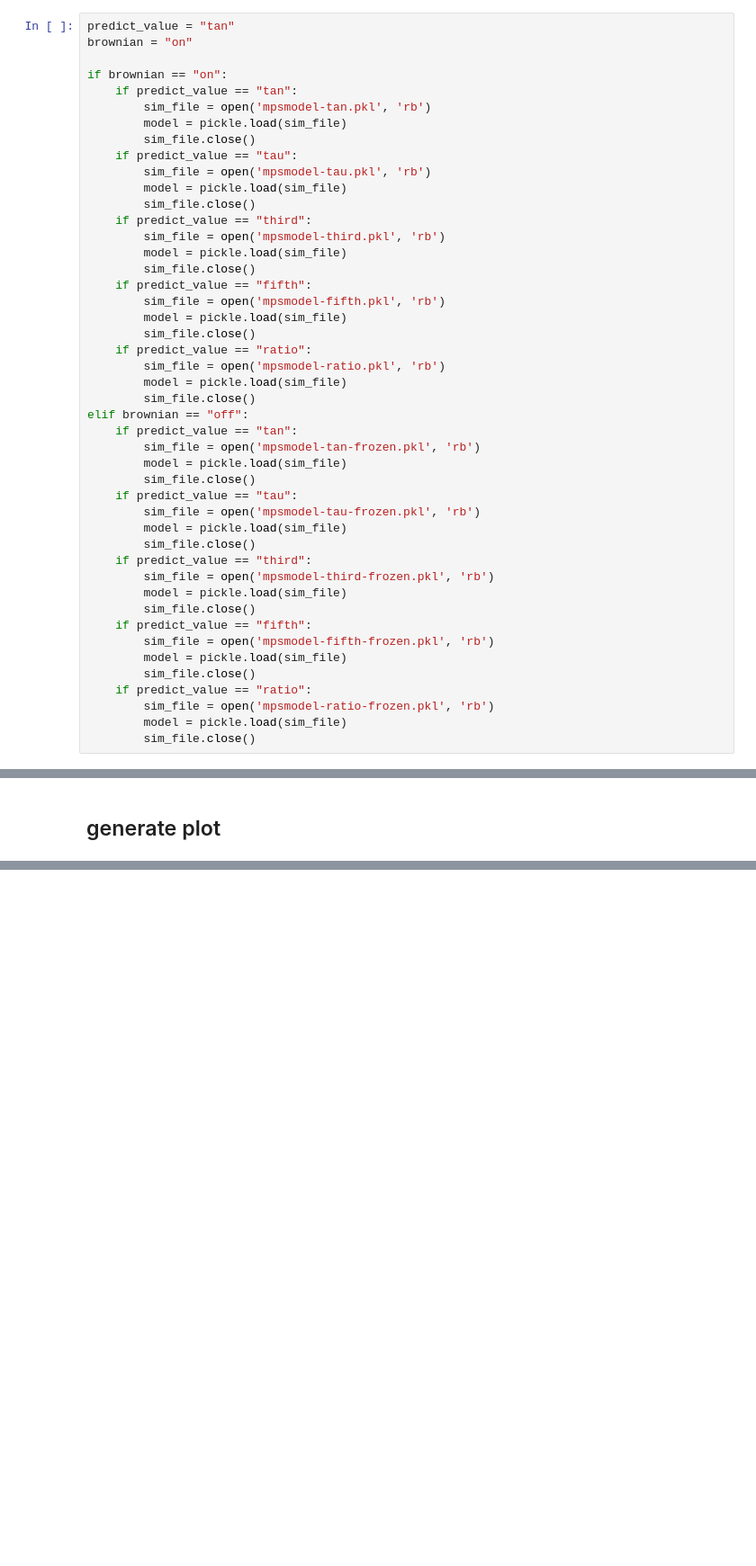
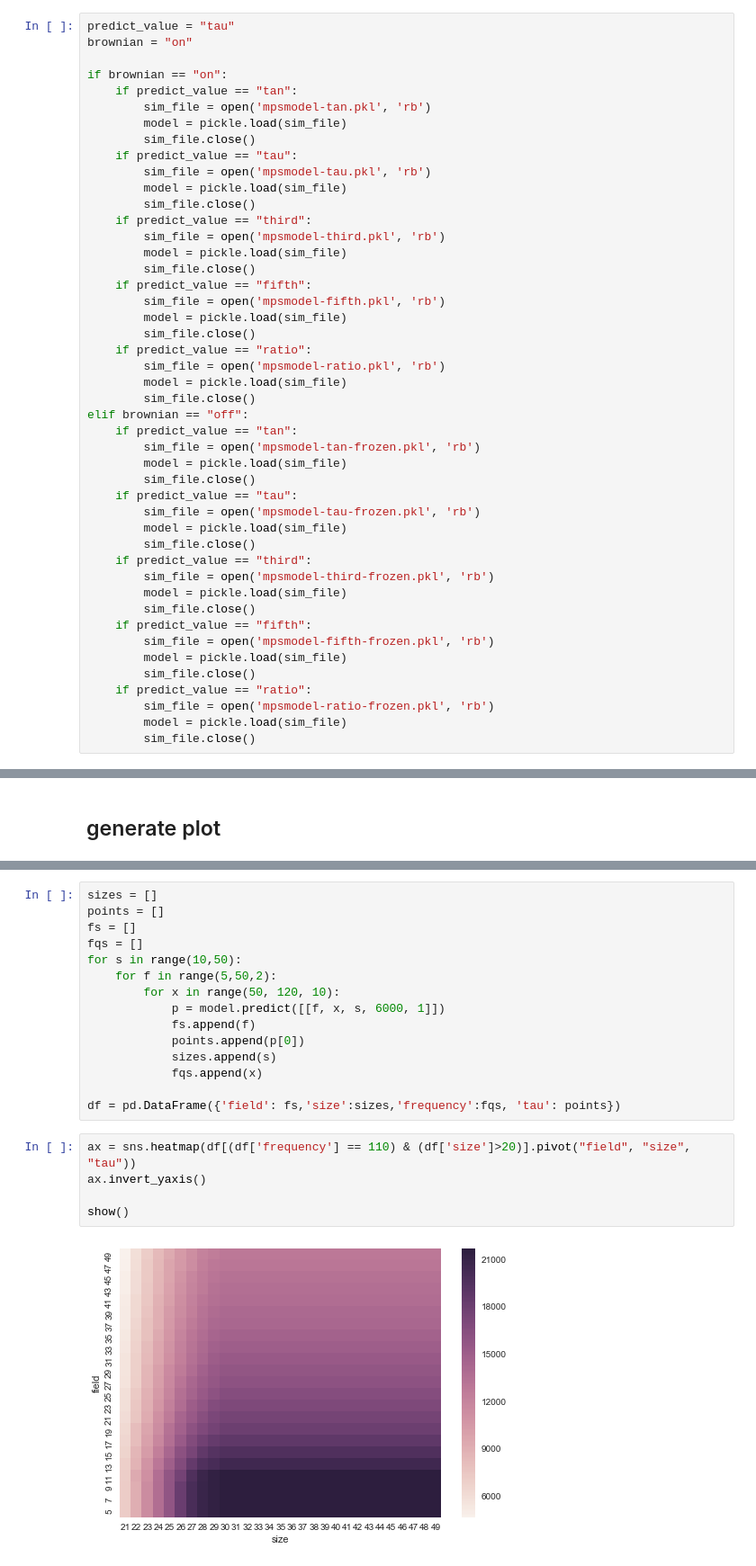
Before and after one commit to cshasha/nano-learn, a Jupyter notebook: mps_predict_from_sim.ipynb, the cells around one changed output, grey strips where cells are left out. Shown at 90% size. Cells and saved outputs as stored; diff of their text form; blank space fills up the shorter version.

Commit message:
added heatmap

```diff
--- a/mps_predict_from_sim.ipynb
+++ b/mps_predict_from_sim.ipynb
@@ -34,7 +36,7 @@ Options:
 
 Brownian relaxation options: "on" or "off"
 # %%
-predict_value = "tan"
+predict_value = "tau"
 brownian = "on"
 
 if brownian == "on":
@@ -192,3 +194,25 @@ xlabel(changed_param,fontsize=14)
 show()
 # %% [output]
 [figure]
+# %%
+sizes = []
+points = []
+fs = []
+fqs = []
+for s in range(10,50):
+    for f in range(5,50,2):
+        for x in range(50, 120, 10):
+            p = model.predict([[f, x, s, 6000, 1]])
+            fs.append(f)
+            points.append(p[0])
+            sizes.append(s)
+            fqs.append(x)
+
+df = pd.DataFrame({'field': fs,'size':sizes,'frequency':fqs, 'tau': points})
+# %%
+ax = sns.heatmap(df[(df['frequency'] == 110) & (df['size']>20)].pivot("field", "size", "tau"))
+ax.invert_yaxis()
+
+show()
+# %% [output]
+[figure, added]
```
Also changed, not shown: parts of 1 cell of this notebook.
